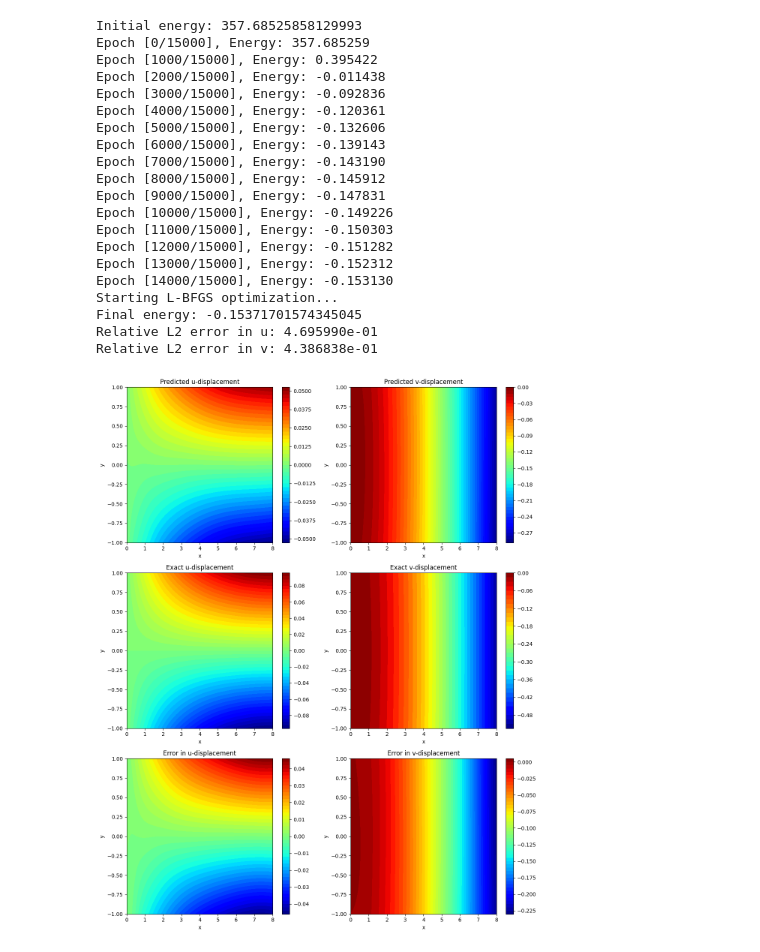
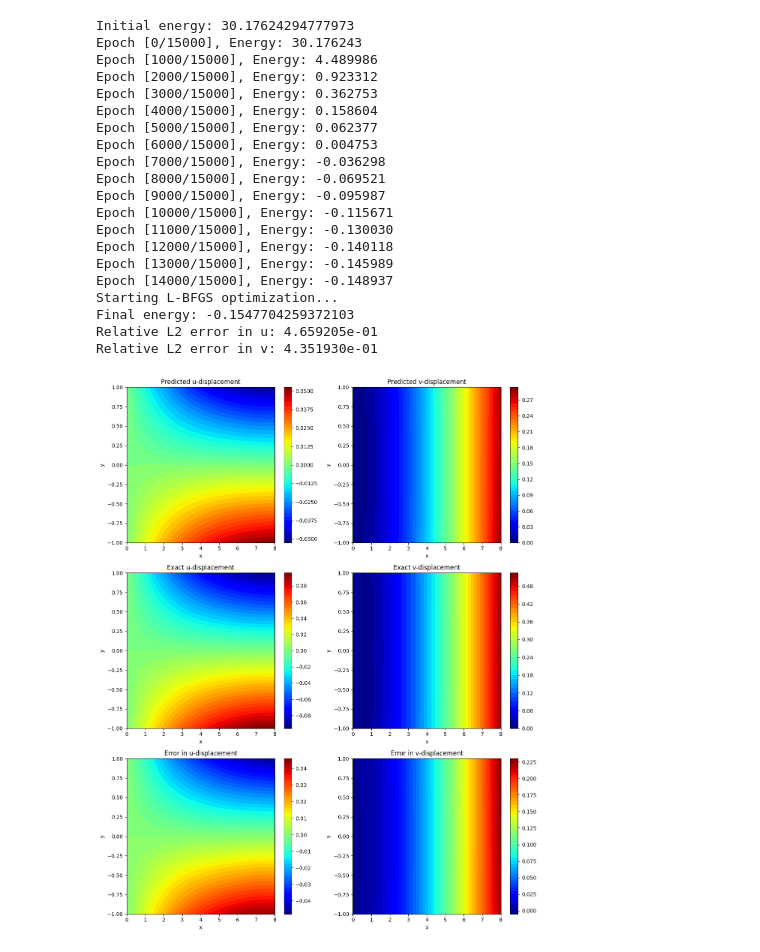
Before and after one commit to sciml-book/sciml_notebook, a Jupyter notebook: pinns/02-linear-elastic.ipynb, the cells around one changed output. Cells and saved outputs as stored; diff of their text form; code cells hidden in the pictures.

```diff
--- a/pinns/02-linear-elastic.ipynb
+++ b/pinns/02-linear-elastic.ipynb
@@ -20,7 +20,7 @@ device = torch.device('cuda' if torch.cuda.is_available() else 'cpu')
 # Material and geometric parameters
 E = 1e3           # Young's modulus
 nu = 0.25         # Poisson's ratio
-P = 2.0           # Applied load
+P = -2.0          # Applied load
 L = 8.0           # Length of the beam
 W = 2.0           # Width of the beam
 b = 1.0           # Depth of the beam
@@ -77,6 +77,9 @@ plt.legend()
 plt.grid(True, linestyle='--', alpha=0.3)
 plt.show()
 
+class Swish(nn.Module):
+    def forward(self, x):
+        return x * torch.sigmoid(x)
 
 class Net(nn.Module):
     def __init__(self):
@@ -84,13 +87,13 @@ class Net(nn.Module):
         hdim = 20
         self.layers = nn.Sequential(
             nn.Linear(2, hdim),
-            nn.Tanh(),
+            Swish(),
             nn.Linear(hdim, hdim),
-            nn.Tanh(),
+            Swish(),
             nn.Linear(hdim, hdim),
-            nn.Tanh(),
+            Swish(),
             nn.Linear(hdim, hdim),
-            nn.Tanh(),
+            Swish(),
             nn.Linear(hdim, 2)
         )
 
@@ -124,14 +127,14 @@ def net_u(x, y):
     u_NN, _ = model(x, y)
     # Analytical solution at x=0
     g_u = (P * y) / (6 * E * I) * ((2 + nu) * (y**2 - W**2/4))
-    # Simple distance function x/L
+    # Distance function x/L
     return g_u + polynomial_distance(x, L) * u_NN
 
 def net_v(x, y):
     _, v_NN = model(x, y)
     # Analytical solution at x=0
     g_v = -(P) / (6 * E * I) * (3 * nu * y**2 * L)
-    # Simple distance function x/L
+    # Distance function x/L
     return g_v + polynomial_distance(x, L) * v_NN
 
 def strain(x, y):
@@ -166,7 +169,7 @@ def traction_x(y):
     return torch.zeros_like(y)
 
 def traction_y(y):
-    return -P * (y**2 - y * W) / (2 * I)
+    return P * (y**2 - y * W) / (2 * I)
 
 def potential_energy():
     # Get strains and stresses at collocation points
@@ -181,6 +184,23 @@ def potential_energy():
 
     # Total strain energy density
     strain_energy_density = psi_1 + psi_2
+
+    # Alternative: Compute strain energy density using stress-strain product
+    # Get stresses at collocation points
+    # sigma_xx, sigma_yy, sigma_xy = stress(x_collocation, y_collocation)
+    # strain_energy_density = 0.5 * (
+    #     sigma_xx * epsilon_xx +
+    #     sigma_yy * epsilon_yy +
+    #     2 * sigma_xy * epsilon_xy
+    # )
+
+    # Numerical integration over domain
+    dx = L / (Nx - 1)
+    dy = W / (Ny - 1)
+    area_element = dx * dy
+
+    # Internal energy = ∫∫ Ψ dxdy
+    internal_energy = strain_energy_density.sum() * area_element
 
     # Numerical integration over domain
     dx = L / (Nx - 2)  # Adjusted for excluding x=0
@@ -217,7 +237,7 @@ def closure():
 print("Initial energy:", potential_energy().item())
 
 # First train with Adam
-optimizer = optim.Adam(model.parameters(), lr=1e-4)
+optimizer = optim.Adam(model.parameters(), lr=1e-5)
 
 num_epochs = 15000
 for epoch in range(num_epochs):
@@ -302,50 +322,51 @@ ax[0, 1].set_ylabel('y')
 cf = ax[1, 0].contourf(X_test, Y_test, U_exact, levels=50, cmap='jet')
 fig.colorbar(cf, ax=ax[1, 0])
 ax[1, 0].set_title('Exact u-displacement')
 ax[1, 0].set_xlabel('x')
 ax[1, 0].set_ylabel('y')
 
 cf = ax[1, 1].contourf(X_test, Y_test, V_exact, levels=50, cmap='jet')
 fig.colorbar(cf, ax=ax[1, 1])
 ax[1, 1].set_title('Exact v-displacement')
 ax[1, 1].set_xlabel('x')
 ax[1, 1].set_ylabel('y')
 
 # Errors
 cf = ax[2, 0].contourf(X_test, Y_test, Error_U, levels=50, cmap='jet')
 fig.colorbar(cf, ax=ax[2, 0])
 ax[2, 0].set_title('Error in u-displacement')
 ax[2, 0].set_xlabel('x')
 ax[2, 0].set_ylabel('y')
 
 cf = ax[2, 1].contourf(X_test, Y_test, Error_V, levels=50, cmap='jet')
 fig.colorbar(cf, ax=ax[2, 1])
 ax[2, 1].set_title('Error in v-displacement')
 ax[2, 1].set_xlabel('x')
 ax[2, 1].set_ylabel('y')
 
 plt.tight_layout()
+plt.savefig('02-linear-elastic.png', dpi=300)
 plt.show()
 # %% [output]
 [figure]
-Initial energy: 357.68525858129993
-Epoch [0/15000], Energy: 357.685259
-Epoch [1000/15000], Energy: 0.395422
-Epoch [2000/15000], Energy: -0.011438
-Epoch [3000/15000], Energy: -0.092836
-Epoch [4000/15000], Energy: -0.120361
-Epoch [5000/15000], Energy: -0.132606
-Epoch [6000/15000], Energy: -0.139143
-Epoch [7000/15000], Energy: -0.143190
-Epoch [8000/15000], Energy: -0.145912
-Epoch [9000/15000], Energy: -0.147831
-Epoch [10000/15000], Energy: -0.149226
-Epoch [11000/15000], Energy: -0.150303
-Epoch [12000/15000], Energy: -0.151282
-Epoch [13000/15000], Energy: -0.152312
-Epoch [14000/15000], Energy: -0.153130
+Initial energy: 30.17624294777973
+Epoch [0/15000], Energy: 30.176243
+Epoch [1000/15000], Energy: 4.489986
+Epoch [2000/15000], Energy: 0.923312
+Epoch [3000/15000], Energy: 0.362753
+Epoch [4000/15000], Energy: 0.158604
+Epoch [5000/15000], Energy: 0.062377
+Epoch [6000/15000], Energy: 0.004753
+Epoch [7000/15000], Energy: -0.036298
+Epoch [8000/15000], Energy: -0.069521
+Epoch [9000/15000], Energy: -0.095987
+Epoch [10000/15000], Energy: -0.115671
+Epoch [11000/15000], Energy: -0.130030
+Epoch [12000/15000], Energy: -0.140118
+Epoch [13000/15000], Energy: -0.145989
+Epoch [14000/15000], Energy: -0.148937
 Starting L-BFGS optimization...
-Final energy: -0.15371701574345045
-Relative L2 error in u: 4.695990e-01
-Relative L2 error in v: 4.386838e-01
+Final energy: -0.1547704259372103
+Relative L2 error in u: 4.659205e-01
+Relative L2 error in v: 4.351930e-01
-[figure, old version]
+[figure, new version]
```
Also changed, not shown: 1 other file.
